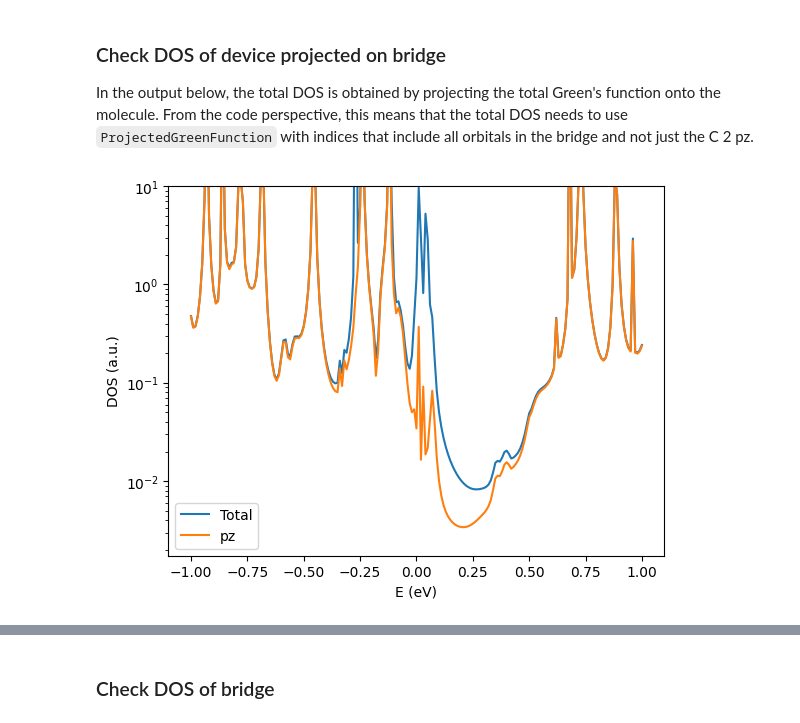
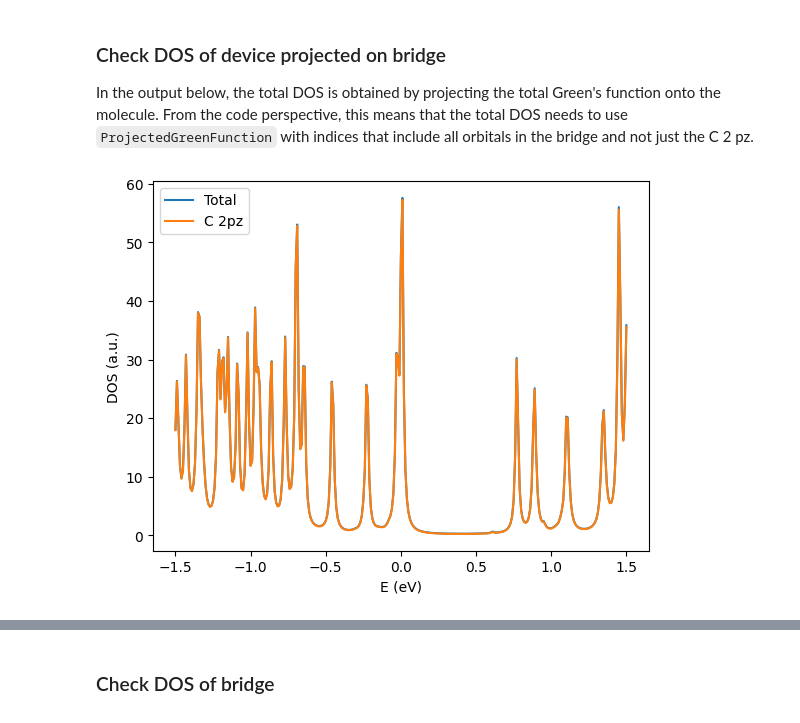
Before and after one commit to aj0337/qtpyt-tests, a Jupyter notebook: CNT_AGNR/checks.ipynb, the cells around one changed output, grey strips where cells are left out. Drawn from its saved outputs; the diff is of its cells as text; code cells hidden in the pictures.

```diff
--- a/CNT_AGNR/checks.ipynb
+++ b/CNT_AGNR/checks.ipynb
@@ -119,16 +116,16 @@ The non-orthogonalized orbital is:
 
 In the output below, the total DOS is obtained by projecting the total Green's function onto the molecule. From the code perspective, this means that the total DOS needs to use `ProjectedGreenFunction` with indices that include all orbitals in the bridge and not just the C 2 pz.
 # %%
-E, tdos_device = np.load("./unrelaxed/output/lowdin/device/dft/Evdos_total.npy")
-_, pz_dos_device = np.load("./unrelaxed/output/lowdin/device/dft/Evdos_pz.npy")
+E, tdos_device = np.load("./unrelaxed/output/no_lowdin/device/dft/Evdos_total.npy")
+_, pz_dos_device = np.load("./unrelaxed/output/no_lowdin/device/dft/Evdos_C2pz.npy")
 
 plt.plot(E, tdos_device, label="Total")
-plt.plot(E, pz_dos_device, label="pz")
+plt.plot(E, pz_dos_device, label="C 2pz")
 plt.xlabel("E (eV)")
 plt.ylabel("DOS (a.u.)")
-plt.yscale("log")
-plt.ylim(0,10)
+# plt.yscale("log")
+# plt.ylim(0,10)
 plt.legend()
 plt.show()
 # %% [output]
-[figure, old version]
+[figure, new version]
```
Also changed, not shown: parts of 6 cells of this notebook, 11 other files.
